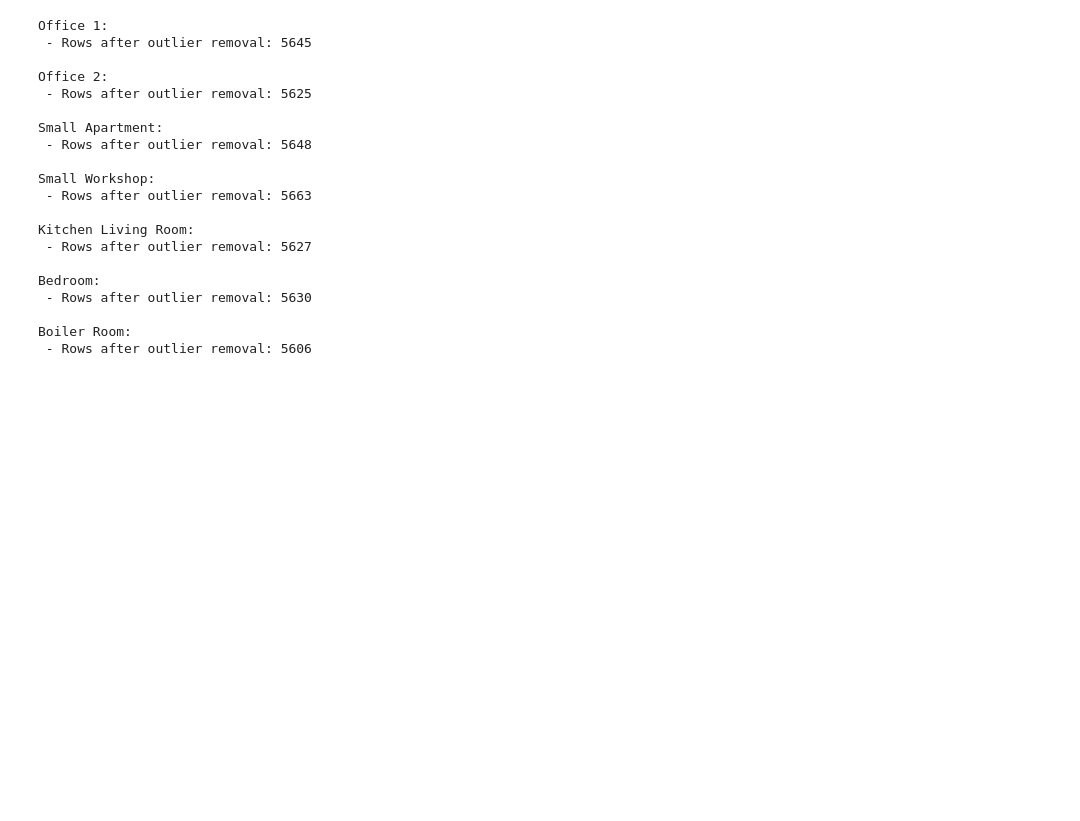
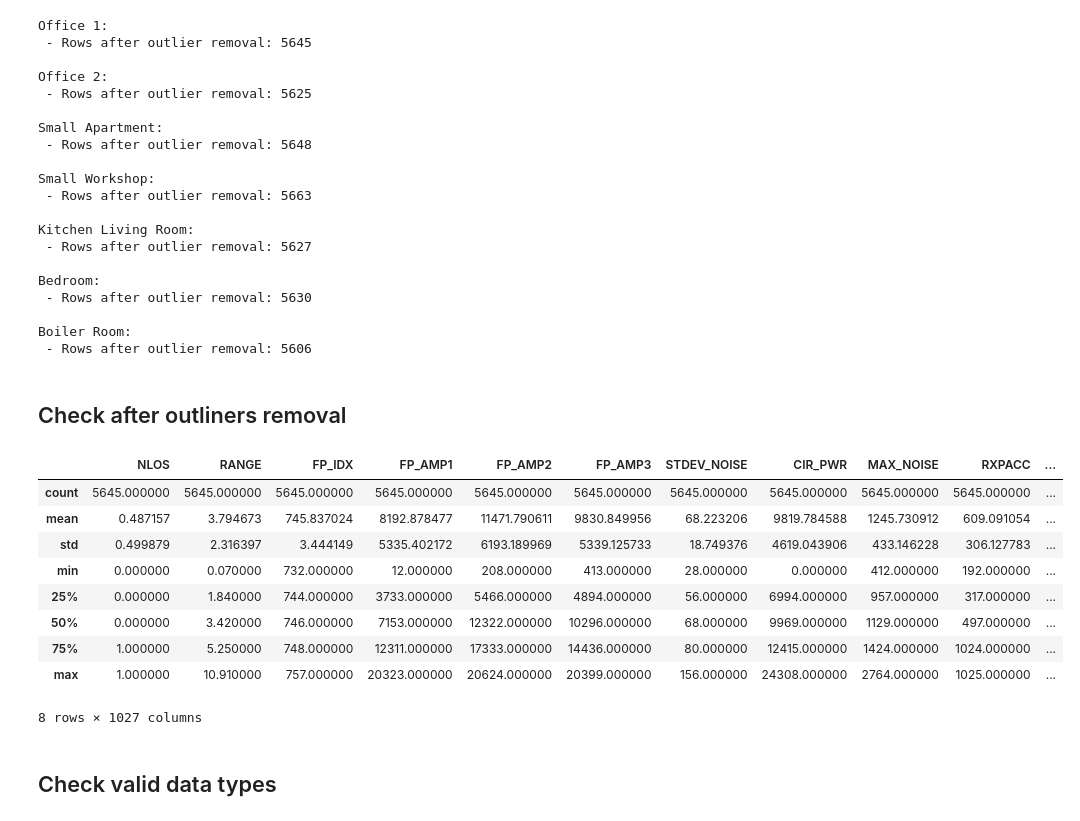
Before and after one commit to jl-sit-cs/CSC3105-DataAnalytics, a Jupyter notebook: Project/code/DataPrep.ipynb, the cells around one changed output. Saved outputs shown, nothing was run; the diff lists cells and outputs as text; code cells hidden in the pictures; blank space fills up the shorter version.

```diff
--- a/Project/code/DataCleaningPreprocessing.ipynb
+++ b/Project/code/DataPrep.ipynb
@@ -219,3 +291,20 @@ Bedroom:
 
 Boiler Room:
  - Rows after outlier removal: 5606
+# %% [markdown]
+## Check after outliners removal
+# %%
+df_array[0].describe()
+# %% [output]
+|  | NLOS | RANGE | FP_IDX | FP_AMP1 | FP_AMP2 | FP_AMP3 | STDEV_NOISE | CIR_PWR | MAX_NOISE | RXPACC | ... |
+| count | 5645.000000 | 5645.000000 | 5645.000000 | 5645.000000 | 5645.000000 | 5645.000000 | 5645.000000 | 5645.000000 | 5645.000000 | 5645.000000 | ... |
+| mean | 0.487157 | 3.794673 | 745.837024 | 8192.878477 | 11471.790611 | 9830.849956 | 68.223206 | 9819.784588 | 1245.730912 | 609.091054 | ... |
+| std | 0.499879 | 2.316397 | 3.444149 | 5335.402172 | 6193.189969 | 5339.125733 | 18.749376 | 4619.043906 | 433.146228 | 306.127783 | ... |
+| min | 0.000000 | 0.070000 | 732.000000 | 12.000000 | 208.000000 | 413.000000 | 28.000000 | 0.000000 | 412.000000 | 192.000000 | ... |
+| 25% | 0.000000 | 1.840000 | 744.000000 | 3733.000000 | 5466.000000 | 4894.000000 | 56.000000 | 6994.000000 | 957.000000 | 317.000000 | ... |
+| 50% | 0.000000 | 3.420000 | 746.000000 | 7153.000000 | 12322.000000 | 10296.000000 | 68.000000 | 9969.000000 | 1129.000000 | 497.000000 | ... |
+| 75% | 1.000000 | 5.250000 | 748.000000 | 12311.000000 | 17333.000000 | 14436.000000 | 80.000000 | 12415.000000 | 1424.000000 | 1024.000000 | ... |
+| max | 1.000000 | 10.910000 | 757.000000 | 20323.000000 | 20624.000000 | 20399.000000 | 156.000000 | 24308.000000 | 2764.000000 | 1025.000000 | ... |
+8 rows × 1027 columns
+# %% [markdown]
+## Check valid data types
```
Also changed, not shown: parts of 15 cells of this notebook.
